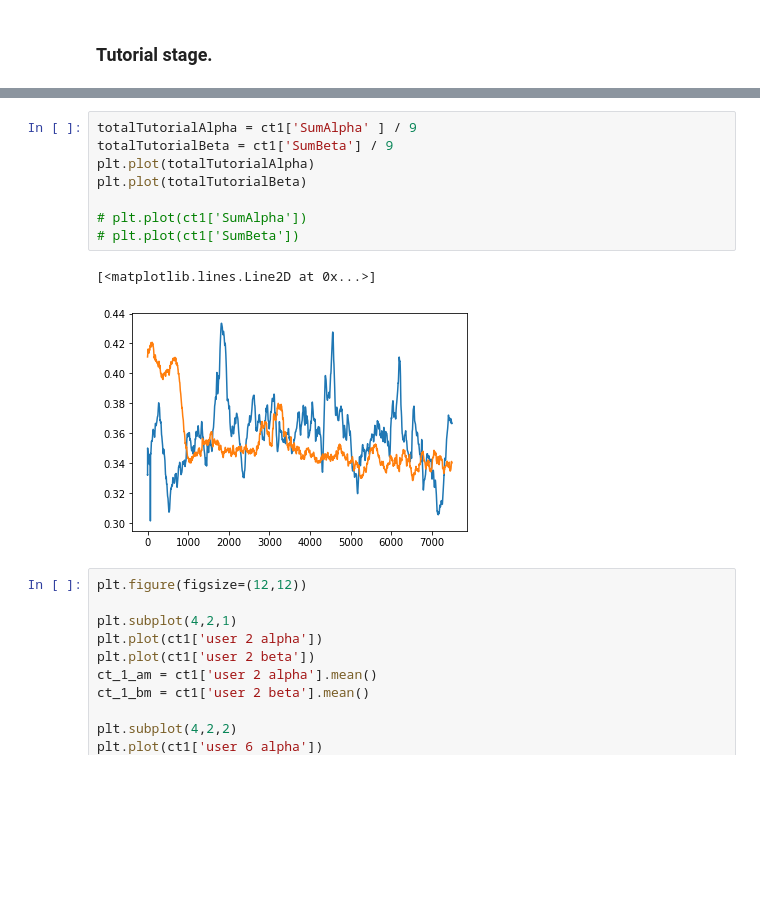
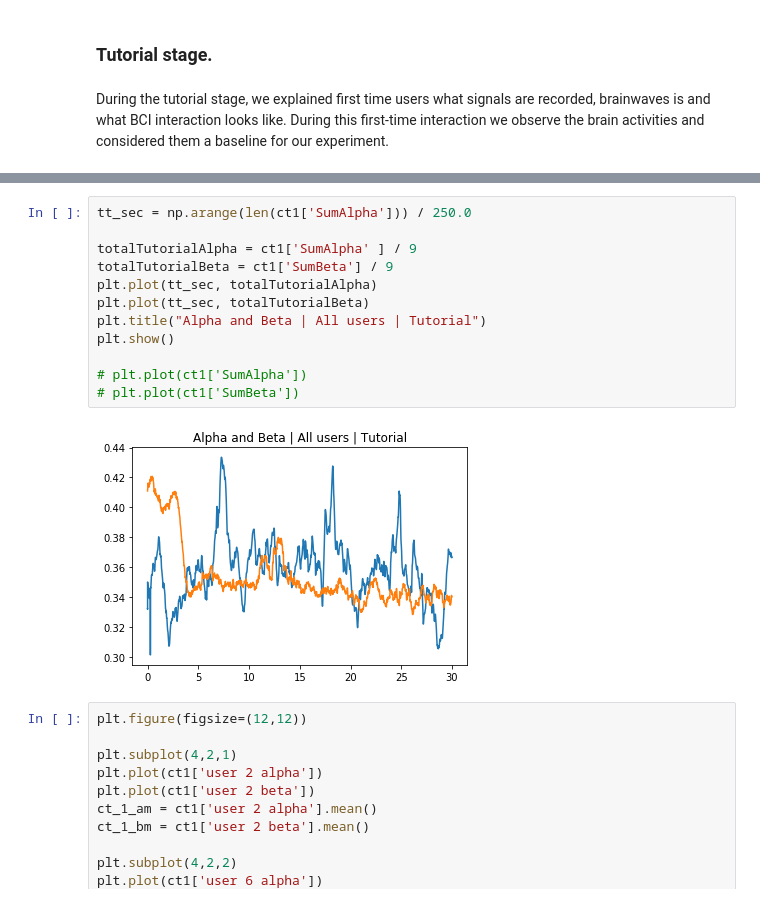
Before and after one commit to VessoVit/neurosignalAnalaysis, a Jupyter notebook: vvThesisExperiment.ipynb, the cells around one changed output, grey strips where cells are left out. Saved outputs shown, nothing was run; the diff lists cells and outputs as text; blank space fills up the shorter version.

```diff
--- a/vvThesisExperiment.ipynb
+++ b/vvThesisExperiment.ipynb
@@ -29,5 +89,7 @@ ct1 = dTutorial.ix[:,:20]
 # %% [markdown]
 ### Tutorial stage.
+# %% [markdown]
+During the tutorial stage, we explained first time users what signals are recorded, brainwaves is and what BCI interaction looks like. During this first-time interaction we observe the brain activities and considered them a baseline for our experiment.
 # %%
 ct1.describe()
 # %% [output]
@@ -41,16 +103,19 @@ ct1.describe()
 | 75% | 0.451187 | 0.310546 | 0.387163 | 0.367153 | 0.355295 | 0.404559 | 0.373278 | ... |
 | max | 0.892093 | 0.335075 | 0.534613 | 0.503330 | 0.382440 | 0.465042 | 0.560302 | ... |
 # %%
+tt_sec = np.arange(len(ct1['SumAlpha'])) / 250.0
+
 totalTutorialAlpha = ct1['SumAlpha' ] / 9
 totalTutorialBeta = ct1['SumBeta'] / 9
-plt.plot(totalTutorialAlpha)
-plt.plot(totalTutorialBeta)
+plt.plot(tt_sec, totalTutorialAlpha)
+plt.plot(tt_sec, totalTutorialBeta)
+plt.title("Alpha and Beta | All users | Tutorial")
+plt.show()
 
 # plt.plot(ct1['SumAlpha'])
 # plt.plot(ct1['SumBeta'])
 # %% [output]
-[<matplotlib.lines.Line2D at 0x...>]
-[figure, old version]
+[figure, new version]
 # %%
 plt.figure(figsize=(12,12))
 
```
Also changed, not shown: parts of 38 cells of this notebook, 7 other files.
